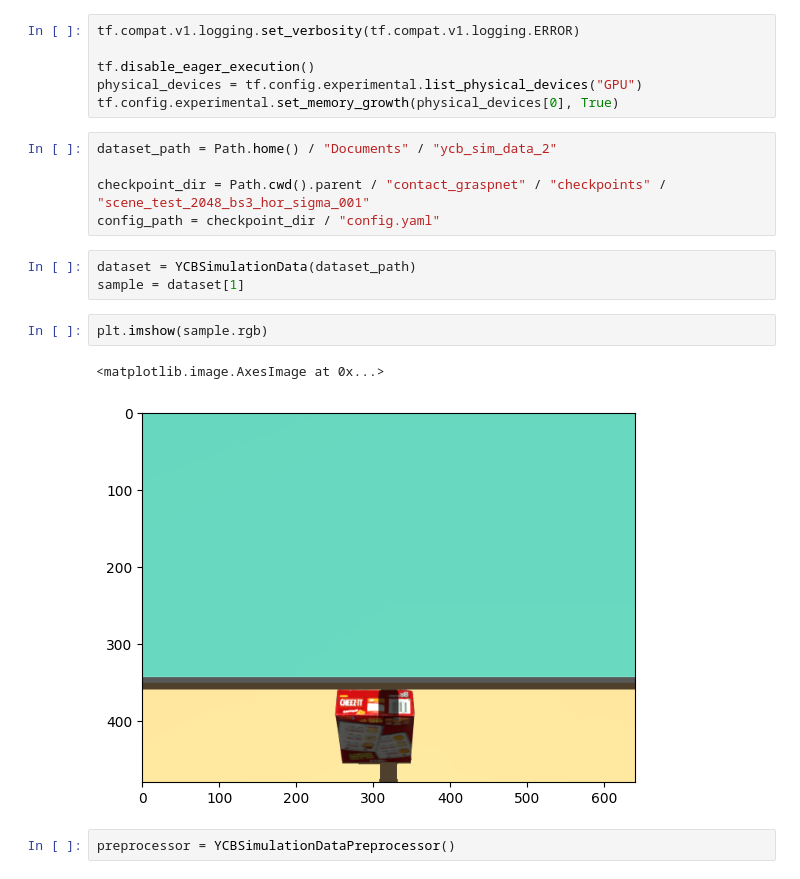
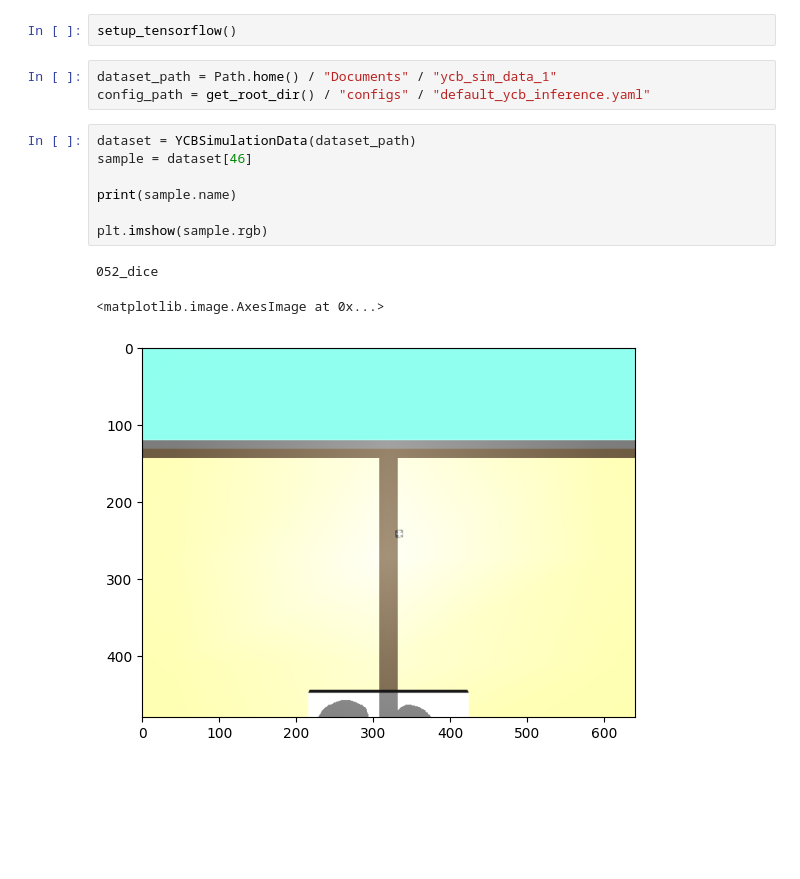
Before and after one commit to m0dd0/ContactGraspnetBenchmark, a Jupyter notebook: notebooks/03_process_ycb.ipynb, the cells around one changed output. Saved outputs shown, nothing was run; the diff lists cells and outputs as text; blank space fills up the shorter version.

```diff
--- a/notebooks/03_process_ycb.ipynb
+++ b/notebooks/03_process_ycb.ipynb
@@ -22,21 +22,16 @@ from contact_graspnet.orig.contact_graspnet.visualization_utils import visualize
-# %%
-tf.compat.v1.logging.set_verbosity(tf.compat.v1.logging.ERROR)
-
-tf.disable_eager_execution()
-physical_devices = tf.config.experimental.list_physical_devices("GPU")
-tf.config.experimental.set_memory_growth(physical_devices[0], True)
+# %%
+setup_tensorflow()
 # %%
-dataset_path = Path.home() / "Documents" / "ycb_sim_data_2"
-
-checkpoint_dir = Path.cwd().parent / "contact_graspnet" / "checkpoints" / "scene_test_2048_bs3_hor_sigma_001"
-config_path = checkpoint_dir / "config.yaml"
+dataset_path = Path.home() / "Documents" / "ycb_sim_data_1"
+config_path = get_root_dir() / "configs" / "default_ycb_inference.yaml"
 # %%
 dataset = YCBSimulationData(dataset_path)
-sample = dataset[1]
+sample = dataset[46]
+
+print(sample.name)
+
+plt.imshow(sample.rgb)
+# %% [output]
+052_dice
+<matplotlib.image.AxesImage at 0x...>
+[figure, added]
-# %%
-plt.imshow(sample.rgb)
-# %% [output]
-<matplotlib.image.AxesImage at 0x...>
-[figure, removed]
-# %%
-preprocessor = YCBSimulationDataPreprocessor()
```
Also changed, not shown: parts of 7 cells of this notebook, 1 other file.
